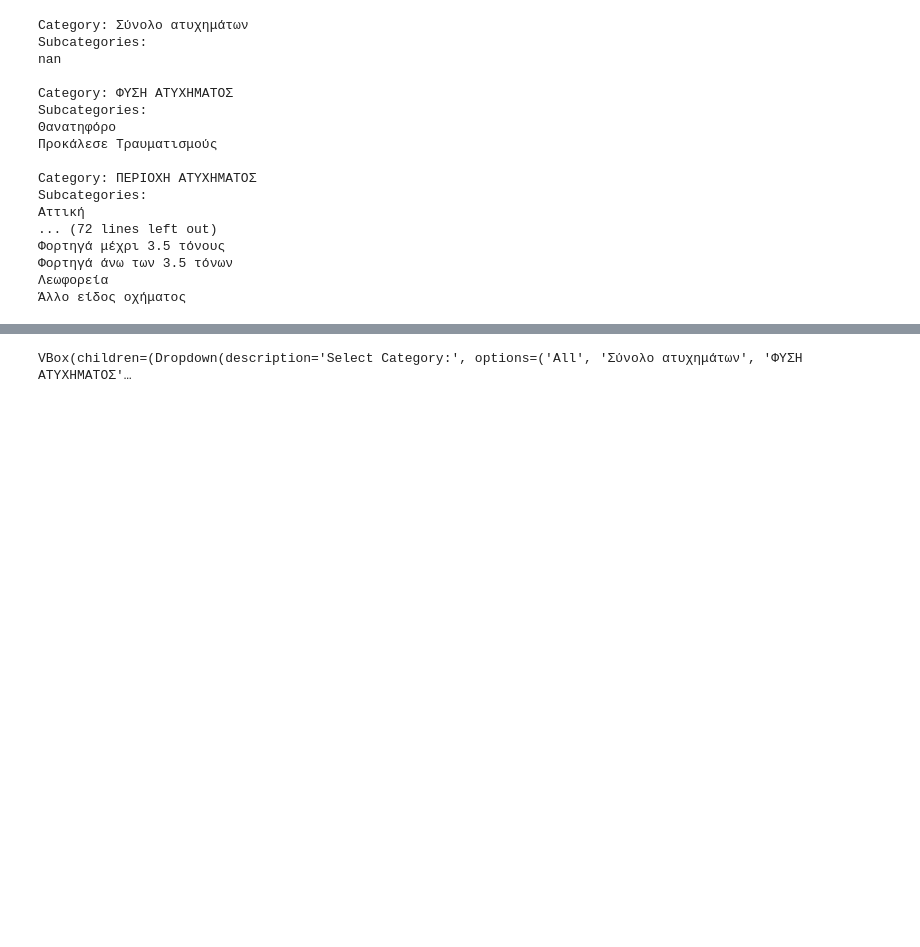
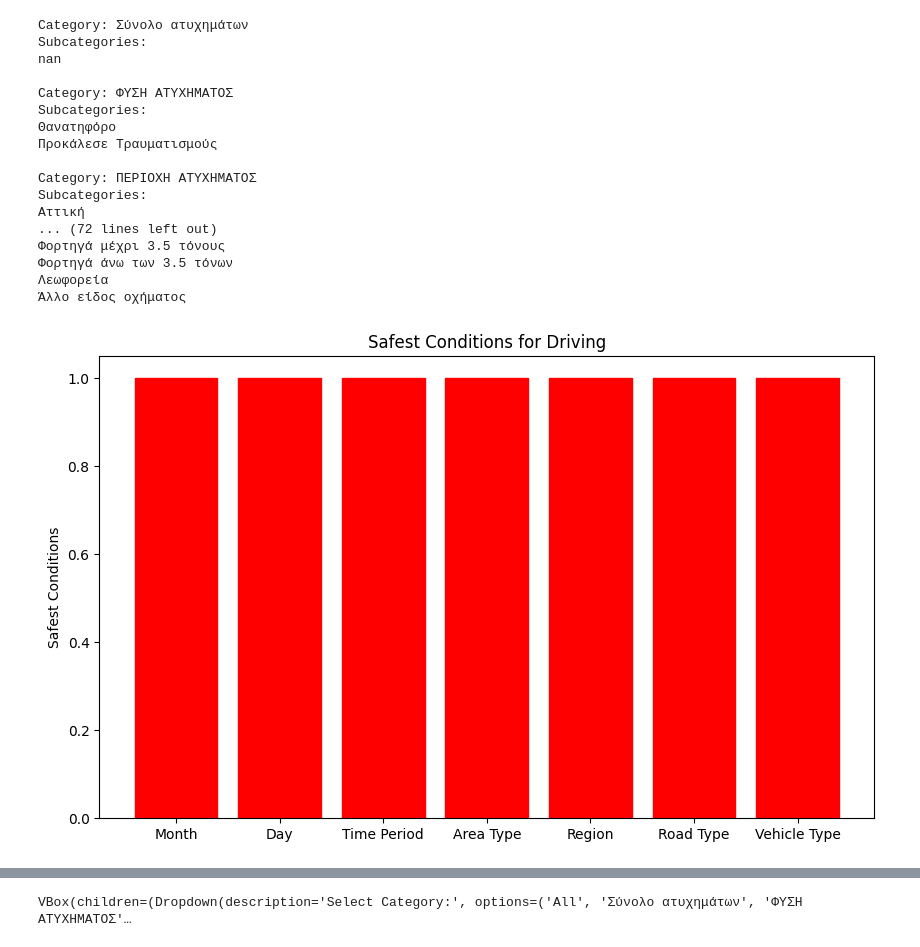
Before and after one commit to hippoghost/CarAccidentAnalysis, a Jupyter notebook: interactive visualizations-Copy1.ipynb, the cells around one changed output, grey strips where cells are left out. Saved outputs shown, nothing was run; the diff lists cells and outputs as text; code cells hidden in the pictures; blank space fills up the shorter version.

```diff
--- a/interactive visualizations-Copy1.ipynb
+++ b/interactive visualizations-Copy1.ipynb
@@ -74,3 +216,48 @@ Subcategories:
 Φορτηγά άνω των 3.5 τόνων
 Λεωφορεία
 Άλλο είδος οχήματος
+# %%
+import matplotlib.pyplot as plt
+
+# Sample data
+safest_conditions = {
+    'Month': 'February',
+    'Day': 'Sunday',
+    'Time Period': '00:00 - 04:00',
+    'Area Type': 'Uninhabited',
+    'Region': 'Western Macedonia',
+    'Road Type': 'National Highway',
+    'Vehicle Type': 'Trucks > 3.5 tons'
+}
+
+# Plotting
+fig, ax = plt.subplots(figsize=(10, 6))
+
+# Create a bar chart
+bars = ax.bar(safest_conditions.keys(), [1] * len(safest_conditions), color='green')
+
+# Highlighting the safest conditions in red
+for i, bar in enumerate(bars):
+    if safest_conditions[list(safest_conditions.keys())[i]] == 'February':
+        bar.set_color('red')
+    elif safest_conditions[list(safest_conditions.keys())[i]] == 'Sunday':
+        bar.set_color('red')
+    elif safest_conditions[list(safest_conditions.keys())[i]] == '00:00 - 04:00':
+        bar.set_color('red')
+    elif safest_conditions[list(safest_conditions.keys())[i]] == 'Uninhabited':
+        bar.set_color('red')
+    elif safest_conditions[list(safest_conditions.keys())[i]] == 'Western Macedonia':
+        bar.set_color('red')
+    elif safest_conditions[list(safest_conditions.keys())[i]] == 'National Highway':
+        bar.set_color('red')
+    elif safest_conditions[list(safest_conditions.keys())[i]] == 'Trucks > 3.5 tons':
+        bar.set_color('red')
+
+# Adding labels and title
+ax.set_ylabel('Safest Conditions')
+ax.set_title('Safest Conditions for Driving')
+
+# Show the plot
+plt.show()
+# %% [output]
+[figure, added]
```
Also changed, not shown: parts of 13 cells of this notebook.
